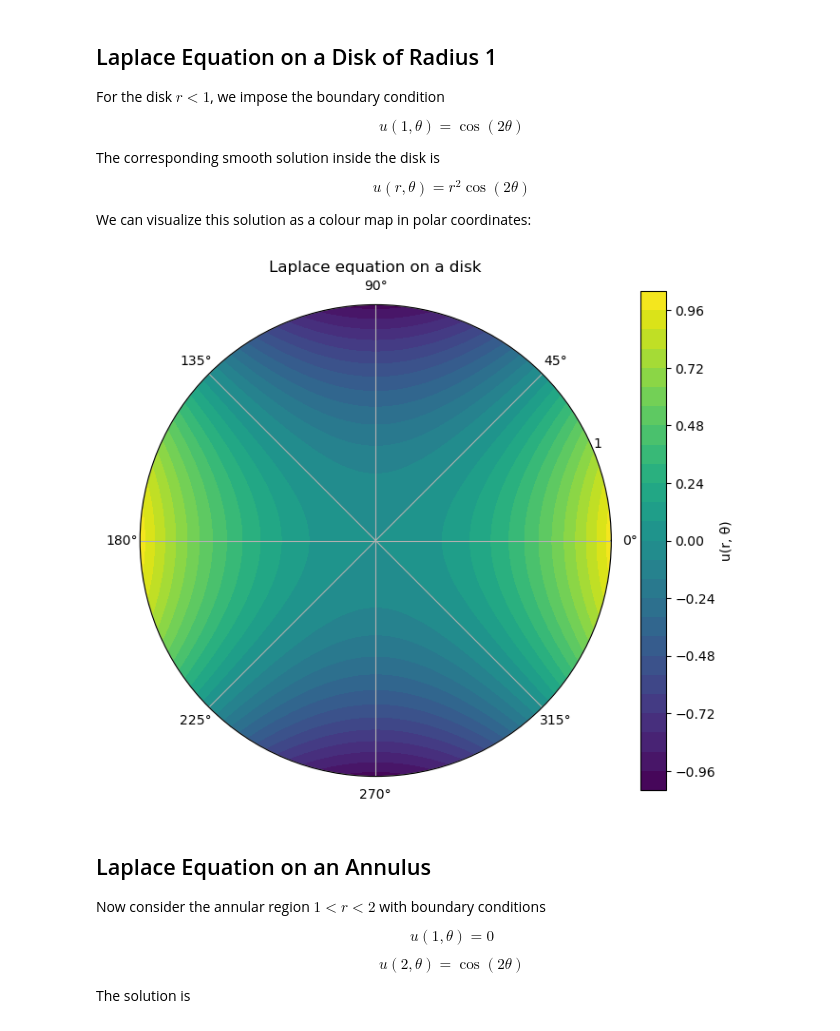
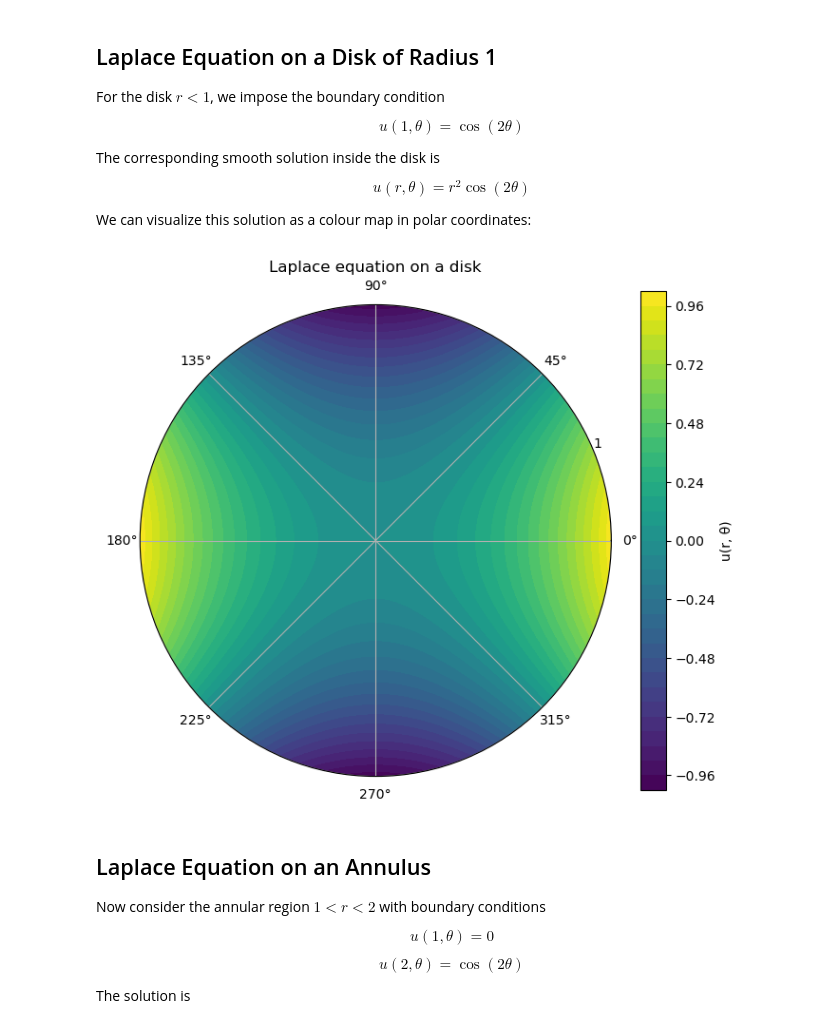
Before and after one commit to KentonBW/physics-lab, a Jupyter notebook: laplace_disk.ipynb, the cells around one changed output. Cells and saved outputs as stored; diff of their text form; code cells hidden in the pictures.

```diff
--- a/laplace_disk.ipynb
+++ b/laplace_disk.ipynb
@@ -20,7 +20,7 @@ import matplotlib.pyplot as plt
 
 
 # Plot a solution u(r, theta) in polar coordinates
-def plot_polar_solution(r_min, r_max, solution_function, title, cmap = "viridis", levels = 30):
+def plot_polar_solution(r_min, r_max, solution_function, title, cmap = "viridis", levels = 35):
     # Create r and theta values
     r_values = np.linspace(r_min, r_max, 100)
     theta_values = np.linspace(0, 2*np.pi, 200)
@@ -42,34 +42,34 @@ def plot_polar_solution(r_min, r_max, solution_function, title, cmap = "viridis"
 
     # Set radial limits and ticks
     ax.set_ylim(0, r_max)
     ax.set_yticks([r_min, r_max] if r_min > 0 else [r_max])
 
     # Add colorbar
     cbar = fig.colorbar(contour, ax=ax)
     cbar.ax.set_ylabel("u(r, θ)")
 
     # Add title
     ax.set_title(title)
 
     plt.tight_layout()
     plt.show()
 
 
 # Disk solution: u(r, theta) = r^2 cos(2 theta)
 def disk_solution(r, theta):
     return r**2 * np.cos(2*theta)
 
 
 # Plot disk solution on 0 < r < 1
 plot_polar_solution(
     r_min = 0,
     r_max = 1,
     solution_function = disk_solution,
     title = "Laplace equation on a disk",
     cmap = "viridis"
 )
 # %% [output]
-[figure, old version]
+[figure, new version]
 # %% [markdown]
 ## Laplace Equation on an Annulus
 
```
Also changed, not shown: parts of 1 cell of this notebook, 1 other file.
